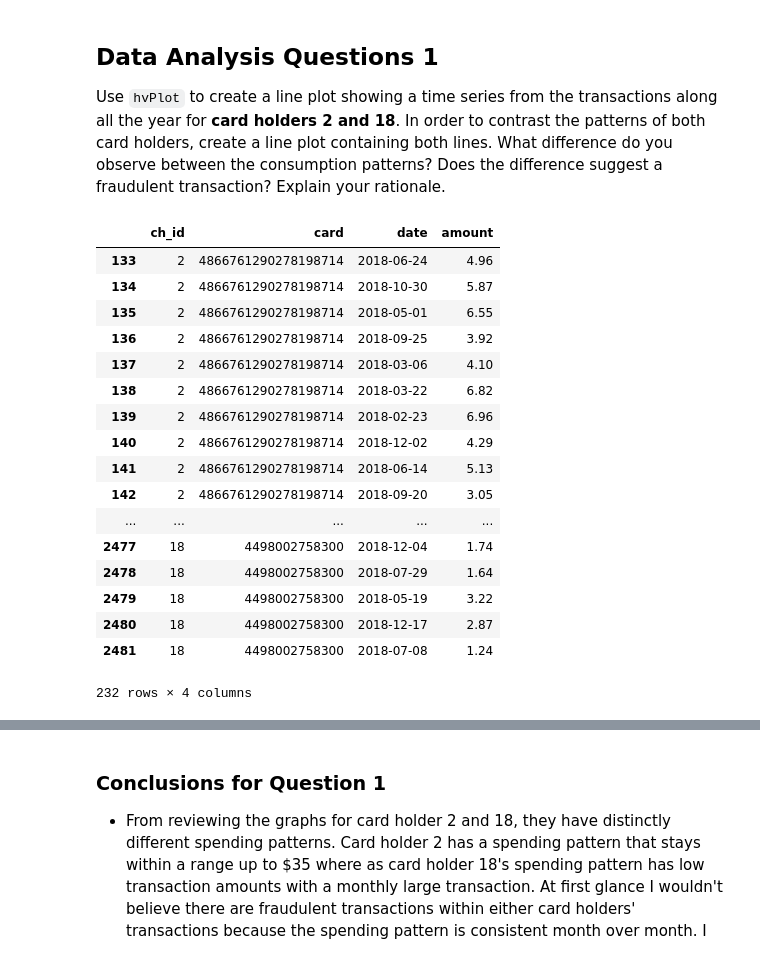
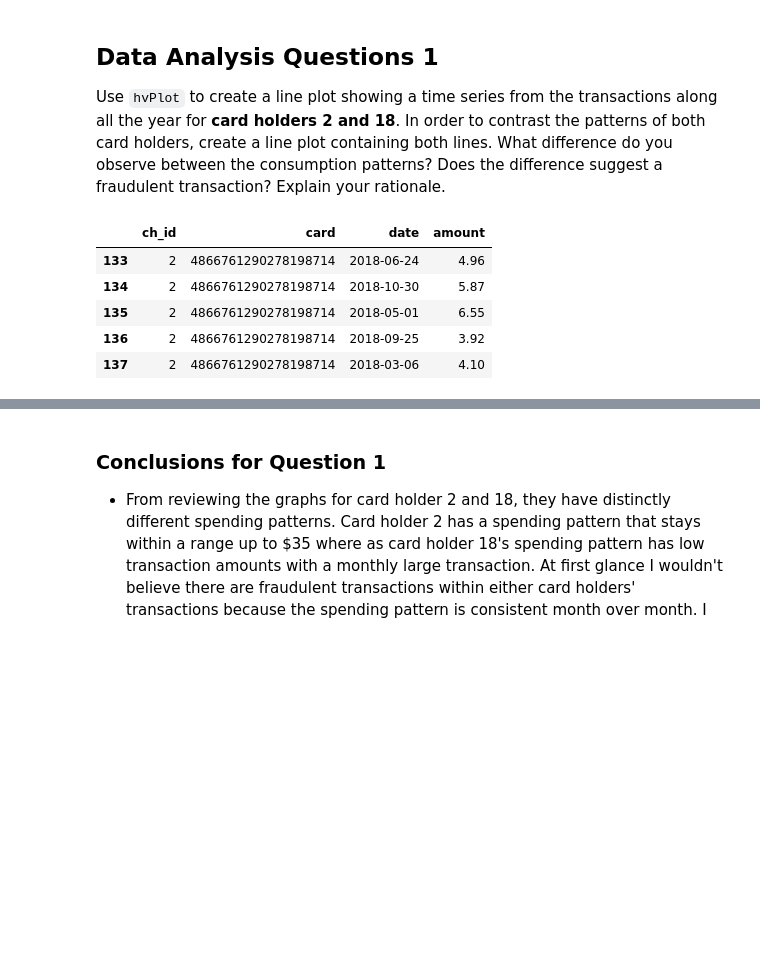
Before and after one commit to brettauc/SQL-Analysis, a Jupyter notebook: Code/visual_data_analysis.ipynb, the cells around one changed output, grey strips where cells are left out. Drawn from its saved outputs; the diff is of its cells as text; code cells hidden in the pictures; blank space fills up the shorter version.

```diff
--- a/Code/visual_data_analysis.ipynb
+++ b/Code/visual_data_analysis.ipynb
@@ -20,33 +17,21 @@ engine = create_engine("postgresql://postgres:postgres@localhost:5432/sqlhw_db")
 # %%
 # loading data for card holder 2 and 18 from the database
 query = "SELECT * FROM transactions_by_cardholder"
 transactions_by_cardholder_df = pd.read_sql(query, engine)
 transactions_by_cardholder_df['amount']= transactions_by_cardholder_df['amount'].str.replace("$", "")
 transactions_by_cardholder_df['amount']= transactions_by_cardholder_df['amount'].str.replace(",", "")
 transactions_by_cardholder_df['amount'] = transactions_by_cardholder_df['amount'].astype(float)
 cardholders_2_and_18_transactions= (transactions_by_cardholder_df.loc[transactions_by_cardholder_df.ch_id.isin([2, 18])]
                                     .drop(columns=['t_id', 'name'])
                                     )
-cardholders_2_and_18_transactions
+cardholders_2_and_18_transactions.head()
 # %% [output]
 |  | ch_id | card | date | amount |
 | 133 | 2 | 4866761290278198714 | 2018-06-24 | 4.96 |
 | 134 | 2 | 4866761290278198714 | 2018-10-30 | 5.87 |
 | 135 | 2 | 4866761290278198714 | 2018-05-01 | 6.55 |
 | 136 | 2 | 4866761290278198714 | 2018-09-25 | 3.92 |
 | 137 | 2 | 4866761290278198714 | 2018-03-06 | 4.10 |
-| 138 | 2 | 4866761290278198714 | 2018-03-22 | 6.82 |
-| 139 | 2 | 4866761290278198714 | 2018-02-23 | 6.96 |
-| 140 | 2 | 4866761290278198714 | 2018-12-02 | 4.29 |
-| 141 | 2 | 4866761290278198714 | 2018-06-14 | 5.13 |
-| 142 | 2 | 4866761290278198714 | 2018-09-20 | 3.05 |
-| ... | ... | ... | ... | ... |
-| 2477 | 18 | 4498002758300 | 2018-12-04 | 1.74 |
-| 2478 | 18 | 4498002758300 | 2018-07-29 | 1.64 |
-| 2479 | 18 | 4498002758300 | 2018-05-19 | 3.22 |
-| 2480 | 18 | 4498002758300 | 2018-12-17 | 2.87 |
-| 2481 | 18 | 4498002758300 | 2018-07-08 | 1.24 |
-232 rows × 4 columns
 # %%
 # slice data to card holder 2
 cardholder_2_transactions = (
```
Also changed, not shown: parts of 4 cells of this notebook, 1 other file.
